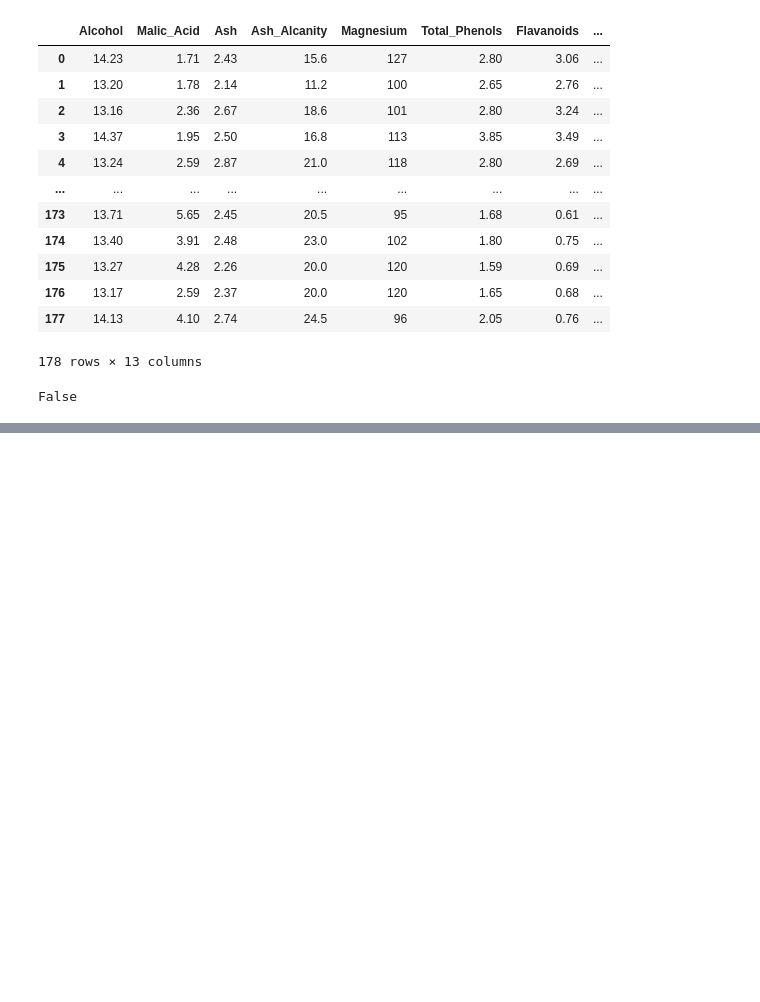
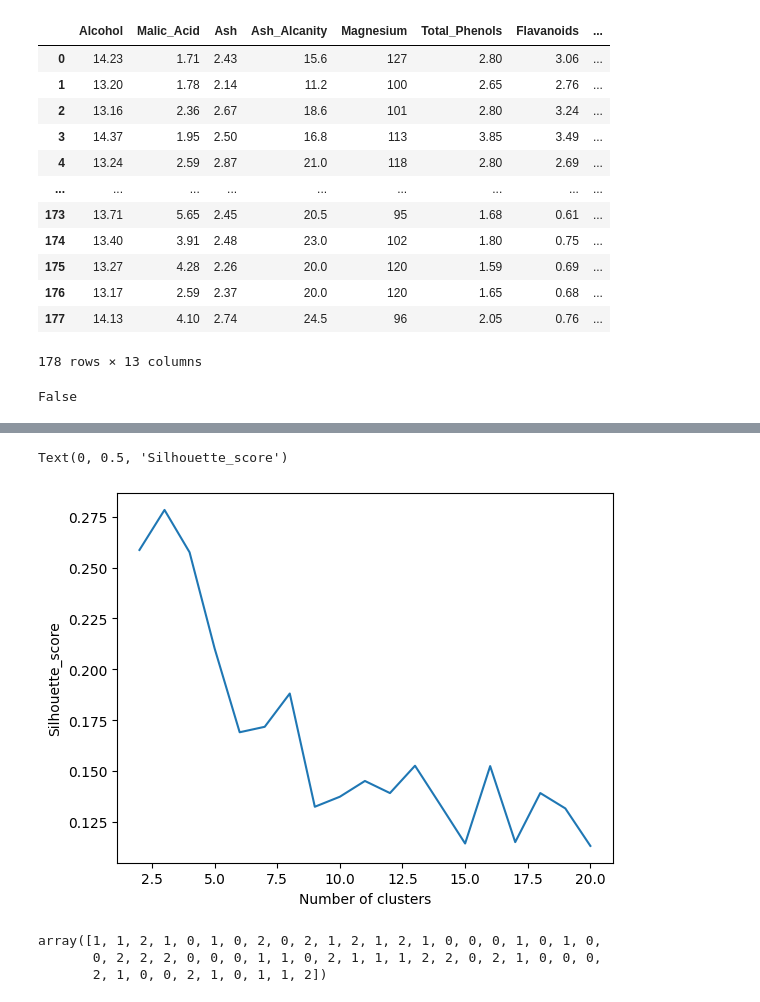
Before and after one commit to 1404Samyak/K-means-Clustering, a Jupyter notebook: clustering.ipynb, the cells around one changed output, grey strips where cells are left out. Cells and saved outputs as stored; diff of their text form; code cells hidden in the pictures; blank space fills up the shorter version.

```diff
--- a/clustering.ipynb
+++ b/clustering.ipynb
@@ -35,0 +62,16 @@ X_test=scaler.transform(X_test)
+# %%
+plt.plot(range(2,21),scores)
+plt.xlabel('Number of clusters')
+plt.ylabel('Silhouette_score')
+# %% [output]
+Text(0, 0.5, 'Silhouette_score')
+[figure, added]
+# %%
+kmeans=KMeans(n_clusters=3,init='k-means++')
+kmeans.fit(X_train)
+y_pred=kmeans.predict(X_test)
+y_pred
+# %% [output]
+array([1, 1, 2, 1, 0, 1, 0, 2, 0, 2, 1, 2, 1, 2, 1, 0, 0, 0, 1, 0, 1, 0,
+       0, 2, 2, 2, 0, 0, 0, 1, 1, 0, 2, 1, 1, 1, 2, 2, 0, 2, 1, 0, 0, 0,
+       2, 1, 0, 0, 2, 1, 0, 1, 1, 2])
```
Also changed, not shown: parts of 4 cells of this notebook.
